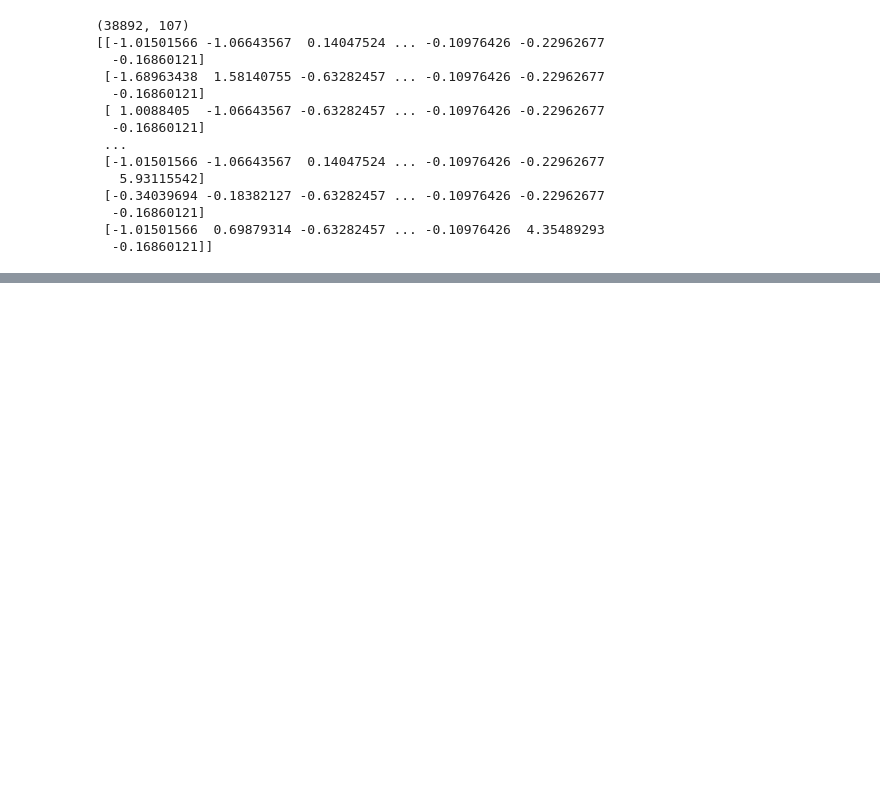
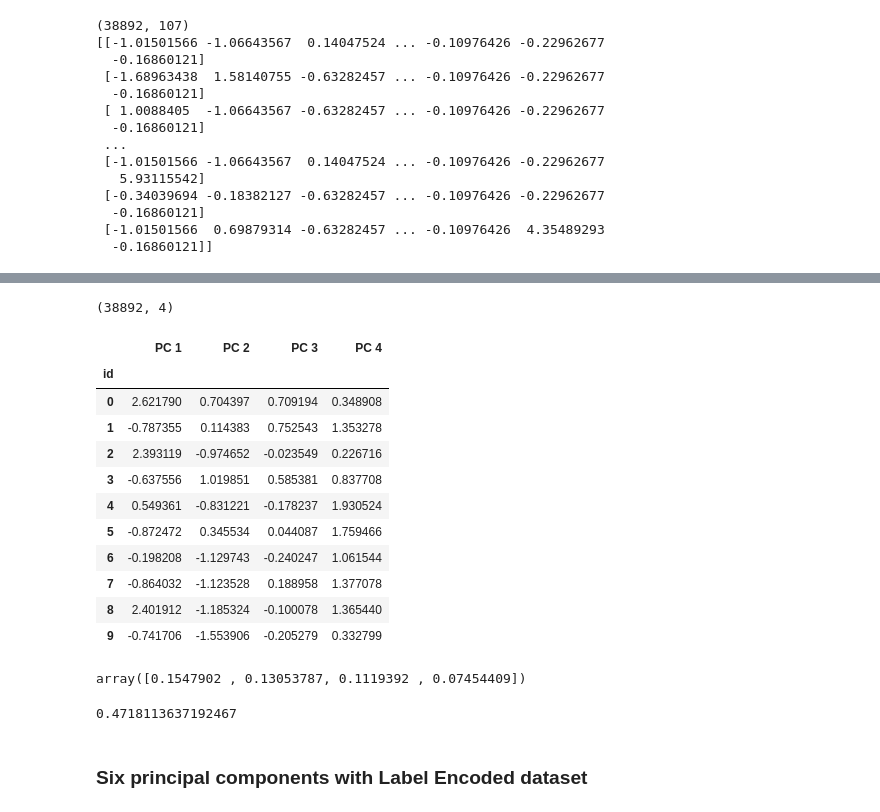
Before and after one commit to bpiffard/Capstone_Final_Group_Project, a Jupyter notebook: customer_PCA.ipynb, the cells around one changed output, grey strips where cells are left out. Drawn from its saved outputs; the diff is of its cells as text; code cells hidden in the pictures; blank space fills up the shorter version.

```diff
--- a/customer_PCA.ipynb
+++ b/customer_PCA.ipynb
@@ -271,0 +370,5 @@ pca_6c.explained_variance_ratio_.sum()
+# %%
+# Using PCA to reduce dimension to four principal components.
+pca_4c = PCA(n_components=4)
+X2_pca= pca_4c.fit_transform(X2_scaled)
+print(X2_pca)
@@ -271,0 +383,33 @@ pca_6c.explained_variance_ratio_.sum()
+# %%
+# Create a DataFrame with the four principal components.
+pcs_df = pd.DataFrame(
+    data=X2_pca,
+    columns=["PC 1", "PC 2", "PC 3", "PC 4"],
+    index=customer_df['id']
+)
+print(pcs_df.shape)
+pcs_df.head(10)
+# %% [output]
+(38892, 4)
+|  | PC 1 | PC 2 | PC 3 | PC 4 |
+| id |  |  |  |  |
+| 0 | 2.621790 | 0.704397 | 0.709194 | 0.348908 |
+| 1 | -0.787355 | 0.114383 | 0.752543 | 1.353278 |
+| 2 | 2.393119 | -0.974652 | -0.023549 | 0.226716 |
+| 3 | -0.637556 | 1.019851 | 0.585381 | 0.837708 |
+| 4 | 0.549361 | -0.831221 | -0.178237 | 1.930524 |
+| 5 | -0.872472 | 0.345534 | 0.044087 | 1.759466 |
+| 6 | -0.198208 | -1.129743 | -0.240247 | 1.061544 |
+| 7 | -0.864032 | -1.123528 | 0.188958 | 1.377078 |
+| 8 | 2.401912 | -1.185324 | -0.100078 | 1.365440 |
+| 9 | -0.741706 | -1.553906 | -0.205279 | 0.332799 |
+# %%
+pca_4c.explained_variance_ratio_
+# %% [output]
+array([0.1547902 , 0.13053787, 0.1119392 , 0.07454409])
+# %%
+pca_4c.explained_variance_ratio_.sum()
+# %% [output]
+0.4718113637192467
+# %% [markdown]
+### Six principal components with Label Encoded dataset
```
Also changed, not shown: parts of 37 cells of this notebook, 4 other files.
